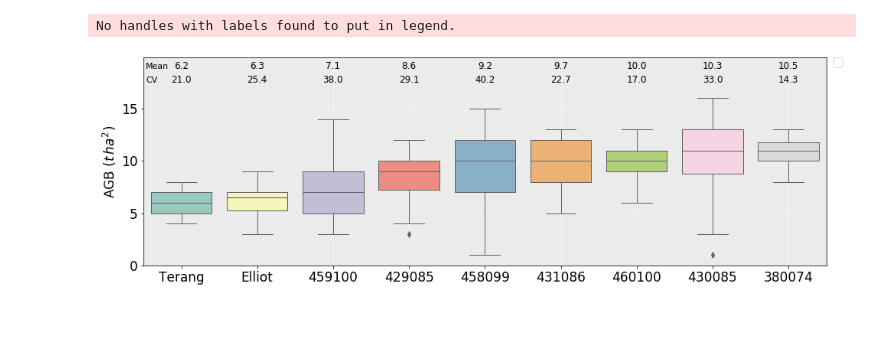
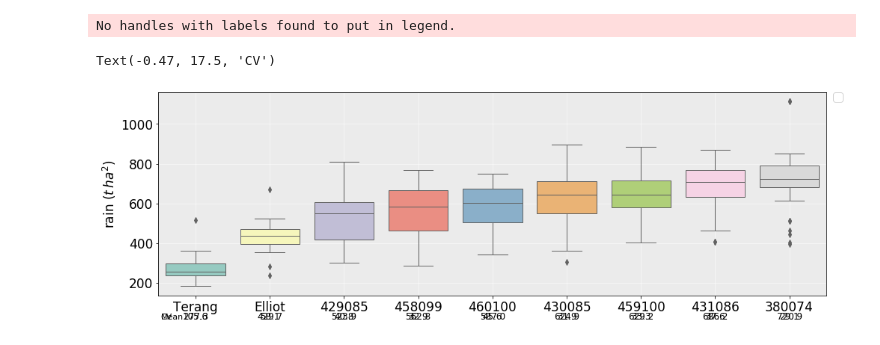
Before and after one commit to JJguri/RemoteSensingCropModels, a Jupyter notebook: LongTermAnalysis.ipynb, the cells around one changed output. Cells and saved outputs as stored; diff of their text form; code cells hidden in the pictures; blank space fills up the shorter version.

```diff
--- a/LongTermAnalysis.ipynb
+++ b/LongTermAnalysis.ipynb
@@ -38,3 +38,9 @@ df=Harvest.drop(['CheckpointID','Zone','AGBiomass', 'AGBiomassOM','FloweringDAS'
 df['climate'] = df['SimulationName'].str[:6]
 df['soil'] = df['SimulationName'].str[7:11]
 df['cultivar'] = df['SimulationName'].str[12:15]
+df['env'] = df['climate']+"_"+ df['soil']
+
+df=df.reset_index()
+
+df_bow=df.loc[df['cultivar'] == 'bow']
+df_459100_SGb7 = df.loc[df['env'] == '459100_SGb7']
@@ -54,13 +148,13 @@ fig= plt.figure(figsize=(16,5))
 
 # Apply order accordingly with mean yield
 grouped = df.groupby("climate")
-sorted_average = pd.DataFrame({col:vals['AGB'] for col,vals in grouped}).mean().sort_values(ascending=True)
+sorted_average = pd.DataFrame({col:vals['rain'] for col,vals in grouped}).mean().sort_values(ascending=True)
 #Graph
-ax=sns.boxplot(x="climate", y="AGB", data=df, palette="Set3", linewidth=1, order=sorted_average.index)
+ax=sns.boxplot(x="climate", y="rain", data=df, palette="Set3", linewidth=1, order=sorted_average.index)
 
 # Formatting graph and background
 plt.legend(prop=dict(size=16),bbox_to_anchor=(1.01, 1), loc=2, borderaxespad=0.)
-plt.ylabel('AGB ($t\,ha^{2}$)', fontsize =17)
+plt.ylabel('rain ($t\,ha^{2}$)', fontsize =17)
 plt.xlabel('', fontsize =17)
 
 ax = plt.gca()
@@ -70,7 +164,7 @@ ax.patch.set_facecolor('0.92')
 ax.set_axisbelow(True)
 ax.xaxis.set_tick_params(labelsize=17)
 ax.yaxis.set_tick_params(labelsize=17)
-ax.set_ylim([0,19.9])
+#ax.set_ylim([0,19.9])
 #plt.savefig('mint.png', dpi=1200)
 
 #Specify mean
@@ -80,42 +174,43 @@ def parse(x):
     except ValueError:
         return np.nan
 
-df['AGB'] = df['AGB'].apply(parse)
-yposlist = df.groupby(['climate'])['AGB'].median().tolist()
+df['rain'] = df['rain'].apply(parse)
+yposlist = df.groupby(['climate'])['rain'].median().tolist()
 
 y2=18.8
 xposlist = range(len(yposlist))
 stringlist=[sorted_average[0].round(1), sorted_average[1].round(1), sorted_average[2].round(1), sorted_average[3].round(1),
             sorted_average[4].round(1), sorted_average[5].round(1), sorted_average[6].round(1), sorted_average[7].round(1),
             sorted_average[8].round(1)]
 
 for i in range(len(stringlist)):
     ax.text(xposlist[i],y2,stringlist[i],horizontalalignment='center',size='large',color='k',weight='light')
 
 #Specify cv
 def parse(x):
     try:
         return int(x)
     except ValueError:
         return np.nan
 
-df['AGB'] = df['AGB'].apply(parse)
-yposlist = df.groupby(['climate'])['AGB'].median().tolist()
+df['rain'] = df['rain'].apply(parse)
+yposlist = df.groupby(['climate'])['rain'].median().tolist()
 
 y2=17.5
 xposlist = range(len(yposlist))
 stringlist=[sorted_cv[0], sorted_cv[1], sorted_cv[2], sorted_cv[3], sorted_cv[4], sorted_cv[5], sorted_cv[6], sorted_cv[7], sorted_cv[8]]
 
 for i in range(len(stringlist)):
     ax.text(xposlist[i],y2,stringlist[i],horizontalalignment='center',size='large',color='k',weight='light')
 
 plt.text(-0.47, 18.8, 'Mean',fontsize=11,color='k')
 plt.text(-0.47, 17.5, 'CV',fontsize=11,color='k')
 
 #plt.savefig(r'C:\Users\jjojeda\Google Drive\COALAR\Sorgo\papers\Paper 1\Figures\yieldvsclimate.png', dpi=300,bbox_inches='tight')
 # %% [output]
 No handles with labels found to put in legend.
+Text(-0.47, 17.5, 'CV')
-[figure, old version]
+[figure, new version]
 # %%
 #Dataframe with mean and cv
 mean = pd.DataFrame([sorted_average]).transpose().round(1)
```
Also changed, not shown: parts of 17 cells of this notebook.
